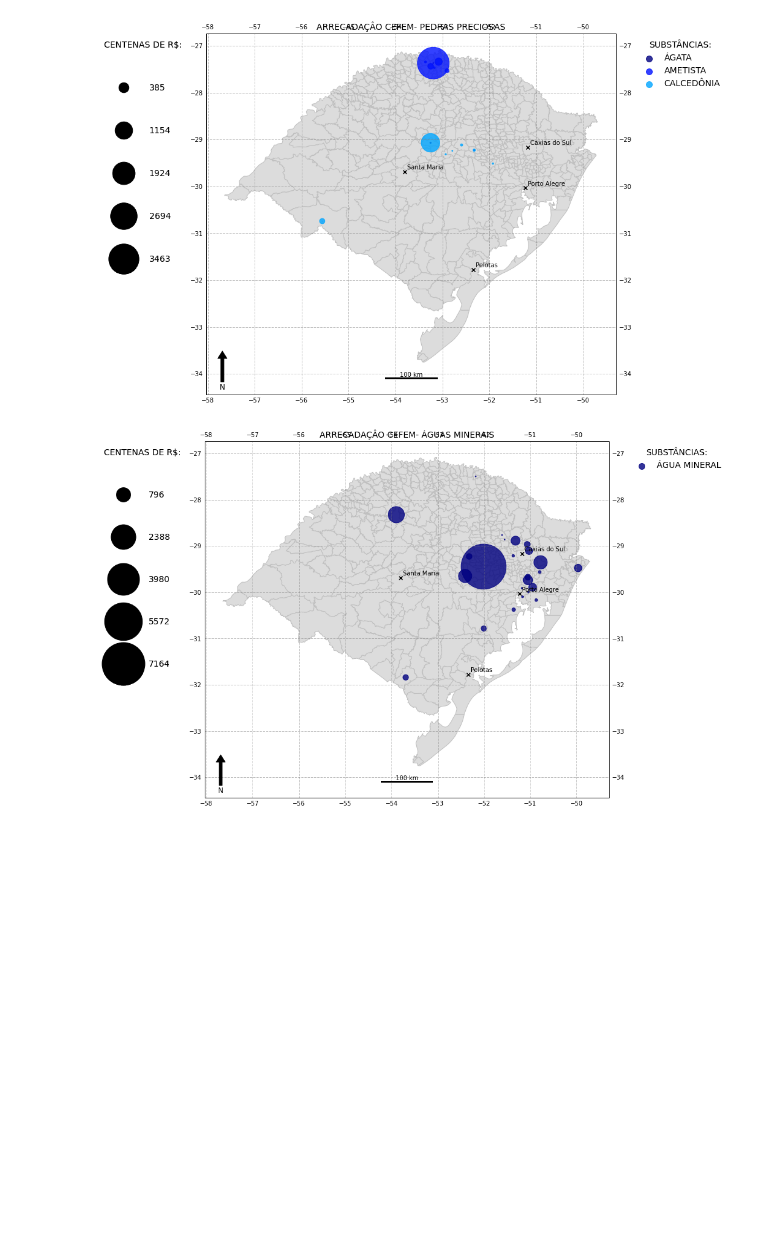
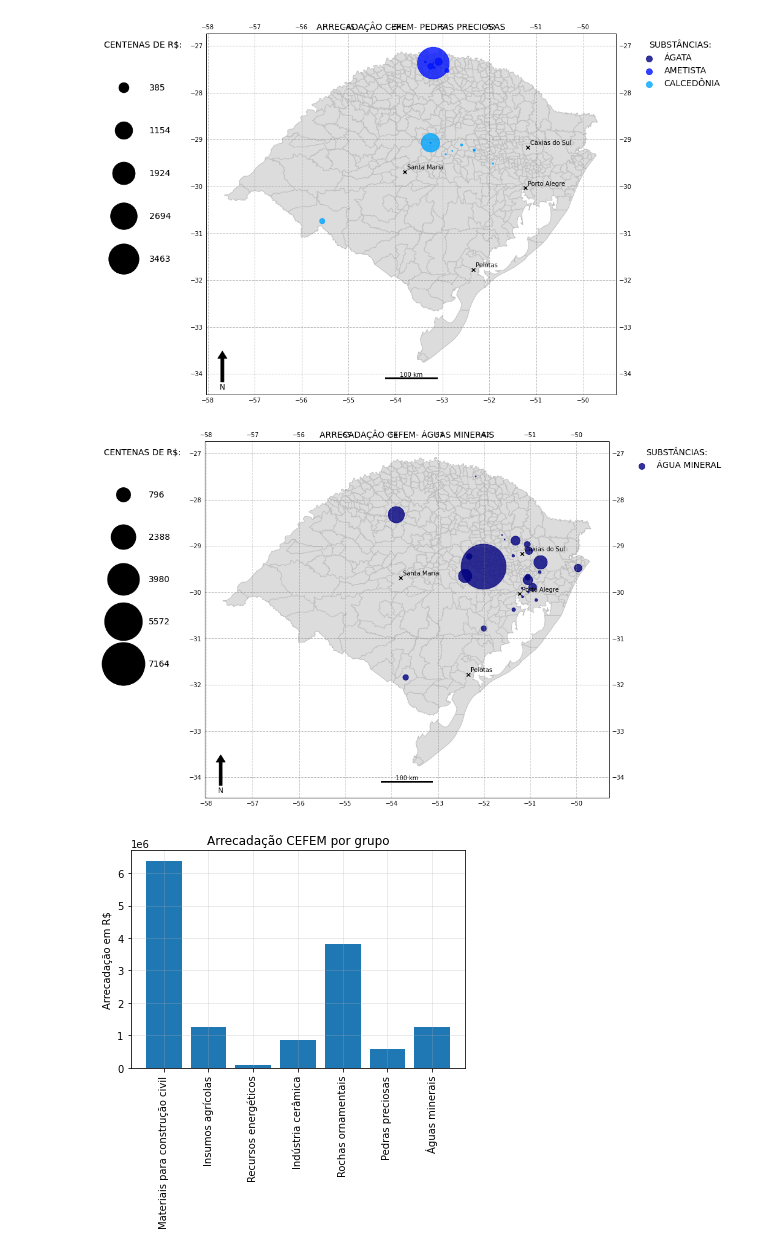
Before and after one commit to robertorolo/Mapas-minera-RS, a Jupyter notebook: arrecadacao.ipynb, the cells around one changed output. Drawn from its saved outputs; the diff is of its cells as text; code cells hidden in the pictures; blank space fills up the shorter version.

Commit message:
bar plot

```diff
--- a/arrecadacao.ipynb
+++ b/arrecadacao.ipynb
@@ -165,8 +163,10 @@ def create_legend(producao, n_bins=5, norm=1):
     return abs_leg, np.array(sizes) * norm
 # %%
 from mpl_toolkits.axes_grid1 import make_axes_locatable
+nomes = []
+alturas = []
+for grupo in grupos:
 
-for grupo in grupos:
     fig, ax = plt.subplots(figsize=(12,12), subplot_kw={'projection': ccrs.PlateCarree()})
     municipios.plot(ax=ax, color='gainsboro', edgecolor='silver')
 
@@ -180,6 +180,8 @@ for grupo in grupos:
         continue
 
     filtrado = producao[n_c]
+    alturas.append(np.sum(filtrado.values))
+    nomes.append(grupo)
     l, ss = create_legend(filtrado, n_bins=5, norm=norm)
 
     #colors
@@ -250,3 +252,13 @@ The 'inframe' parameter of draw() was deprecated in Matplotlib 3.3 and will be r
 [figure]
 [figure]
 [figure]
+# %%
+x = np.arange(len(nomes))
+plt.bar(x, alturas)
+plt.xticks(x, nomes, rotation='vertical')
+plt.ylabel('Arrecadação em R$')
+plt.title('Arrecadação CEFEM por grupo')
+plt.grid(alpha=0.3)
+plt.savefig("imagens/arrecadacao/barras.png", bbox_inches='tight', facecolor='white', dpi = 300)
+# %% [output]
+[figure, added]
```
Also changed, not shown: parts of 1 cell of this notebook.
